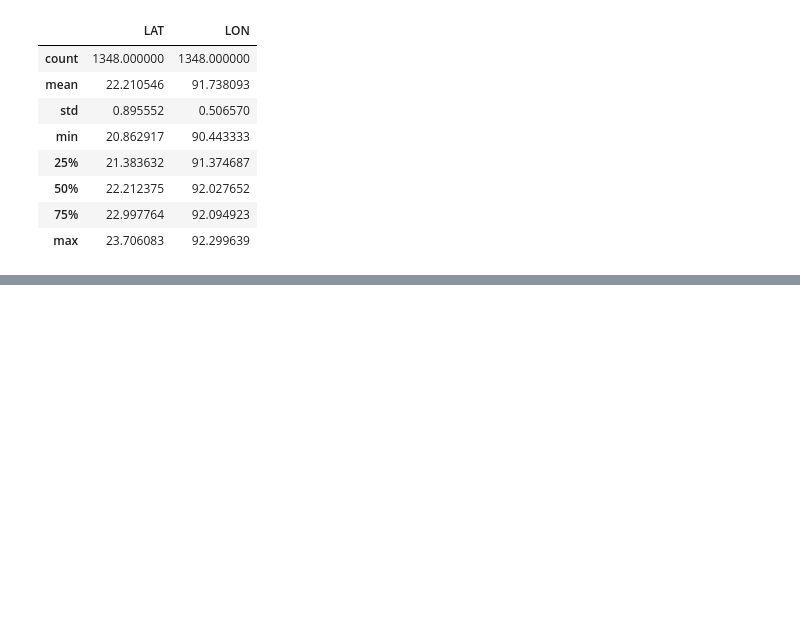
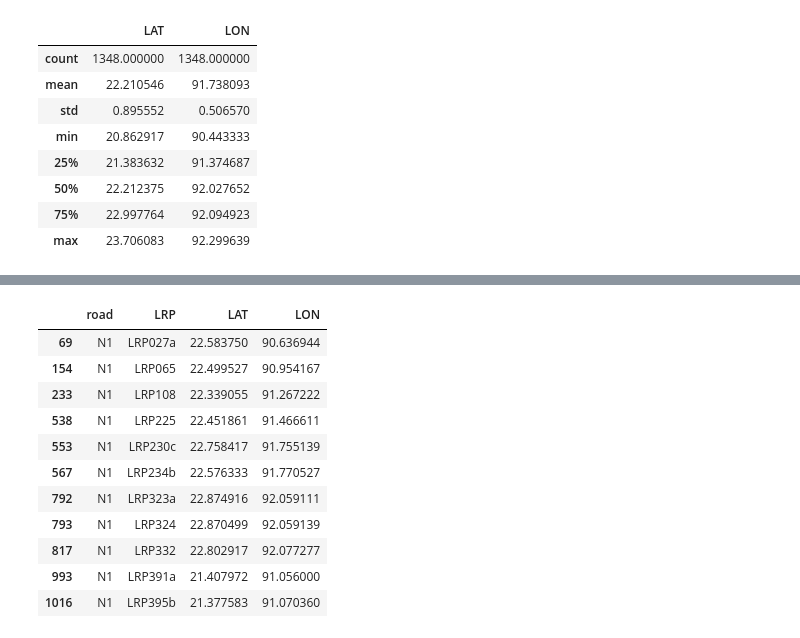
Before and after one commit to nielsvdd42/EPA133A-Advanced-Simulation-Group-1, a Jupyter notebook: Assignment 1/EPA133a-G01-A1/notebook/data_long_format_as.ipynb, the cells around one changed output, grey strips where cells are left out. Drawn from its saved outputs; the diff is of its cells as text; code cells hidden in the pictures; blank space fills up the shorter version.

```diff
--- a/Assignment 1/EPA133a-G01-A1/notebook/data_long_format_as.ipynb
+++ b/Assignment 1/EPA133a-G01-A1/notebook/data_long_format_as.ipynb
@@ -105,7 +105,7 @@ dist_dict = {}
 #     print(f"LRP: {data['LRP']}, LAT: {data['LAT']}, LON: {data['LON']}")
 #     dist_dict[(data['LRP'],)]
 
-for i in range(0, len(df_rd1), 2):
+for i in range(0, len(df_rd1) - 1, 1):
     point1 = df_rd1.iloc[i]
     point2 = df_rd1.iloc[i+1]
     coord1 = (point1.LAT, point1.LON)
@@ -123,7 +126,7 @@ std_n1 = np.std(list(dist_dict.values()))
 # %%
 outliers = []
 for (LRP1, LRP2), distance in dist_dict.items():
-    if distance > median_n1 + 2 * std_n1:
+    if distance > median_n1 + 1 * std_n1:
         outliers.append((LRP1, LRP2, distance))
 print(len(outliers))
 print("Outliers:", outliers)
@@ -132,0 +136,13 @@ Outliers: [('LRP027', 'LRP027a', 1.0058764439621901), ('LRP065', 'LRP066', 0.999
+# %%
+lrp_outliers = []
+for i in range(0, len(outliers), 2):
+    lrp1, lrp2, dist = outliers[i]
+    lrp2_2, lrp3, dist2 = outliers[i+1]
+    if lrp2 == lrp2_2:
+        print(f'De outlier is {lrp2}')
+        lrp_outliers.append(lrp2)
+    else:
+        if abs(dist - dist2) < 0.5 * std_n1:
+            print(f'De outlier is {lrp2} maar ook {lrp2_2} is een outlier')
+            lrp_outliers.append(lrp2)
+            lrp_outliers.append(lrp2_2)
@@ -132,0 +160,17 @@ Outliers: [('LRP027', 'LRP027a', 1.0058764439621901), ('LRP065', 'LRP066', 0.999
+# %%
+# lrp_outliers
+df_rd1_outliers = df_rd1[df_rd1["LRP"].isin(lrp_outliers)]
+df_rd1_outliers
+# %% [output]
+|  | road | LRP | LAT | LON |
+| 69 | N1 | LRP027a | 22.583750 | 90.636944 |
+| 154 | N1 | LRP065 | 22.499527 | 90.954167 |
+| 233 | N1 | LRP108 | 22.339055 | 91.267222 |
+| 538 | N1 | LRP225 | 22.451861 | 91.466611 |
+| 553 | N1 | LRP230c | 22.758417 | 91.755139 |
+| 567 | N1 | LRP234b | 22.576333 | 91.770527 |
+| 792 | N1 | LRP323a | 22.874916 | 92.059111 |
+| 793 | N1 | LRP324 | 22.870499 | 92.059139 |
+| 817 | N1 | LRP332 | 22.802917 | 92.077277 |
+| 993 | N1 | LRP391a | 21.407972 | 91.056000 |
+| 1016 | N1 | LRP395b | 21.377583 | 91.070360 |
```
Also changed, not shown: parts of 6 cells of this notebook.
